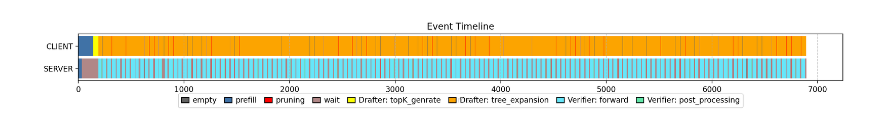
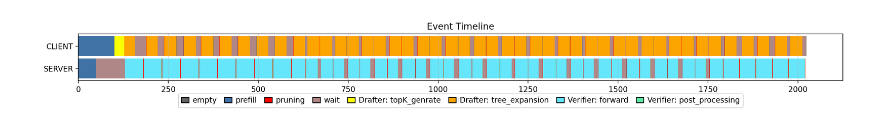
Before and after one commit to Leosang-lx/EAGLE, a Jupyter notebook: show_timestamps.ipynb, the cells around one changed output. Cells and saved outputs as stored; diff of their text form; code cells hidden in the pictures.

```diff
--- a/show_timestamps.ipynb
+++ b/show_timestamps.ipynb
@@ -99,32 +99,32 @@ def show_timestamps(time_str):
     ax.grid(True, axis='x', linestyle='--', alpha=0.7)
 
     from matplotlib.patches import Patch
     legend_elements = [
         Patch(facecolor=event_type_to_color[key], edgecolor='black', label=key)
         for key in event_type_to_color
     ]
     ax.legend(
         handles=legend_elements,
         loc='upper center',
         bbox_to_anchor=(0.5, -0.2),  # 调整 y 坐标向下移动
         ncol=len(legend_elements),  # 所有图例项排成一行
         frameon=True,
         fontsize=10,
         columnspacing=1.0,  # 调整列间距
         handlelength=1.0,   # 图例图标长度
         handletextpad=0.5,  # 图例图标与文本之间的间距
         borderaxespad=0.5,  # 图例与图表边界的间距
     )
     # ax.legend(loc='upper right', bbox_to_anchor=(1.05, 1), borderaxespad=0.)
 
 
     plt.tight_layout()
     current_dpi = fig.get_dpi()
     # print(f"当前图像的 DPI: {current_dpi}")
     plt.savefig(f'{time_str}-timeline.pdf')
     plt.show()
 
 
-show_timestamps('records/' + '11-17-20-40')
+show_timestamps('records/' + '11-17-22-10')
 # %% [output]
-[figure, old version]
+[figure, new version]
```
Also changed, not shown: 2 other files.
